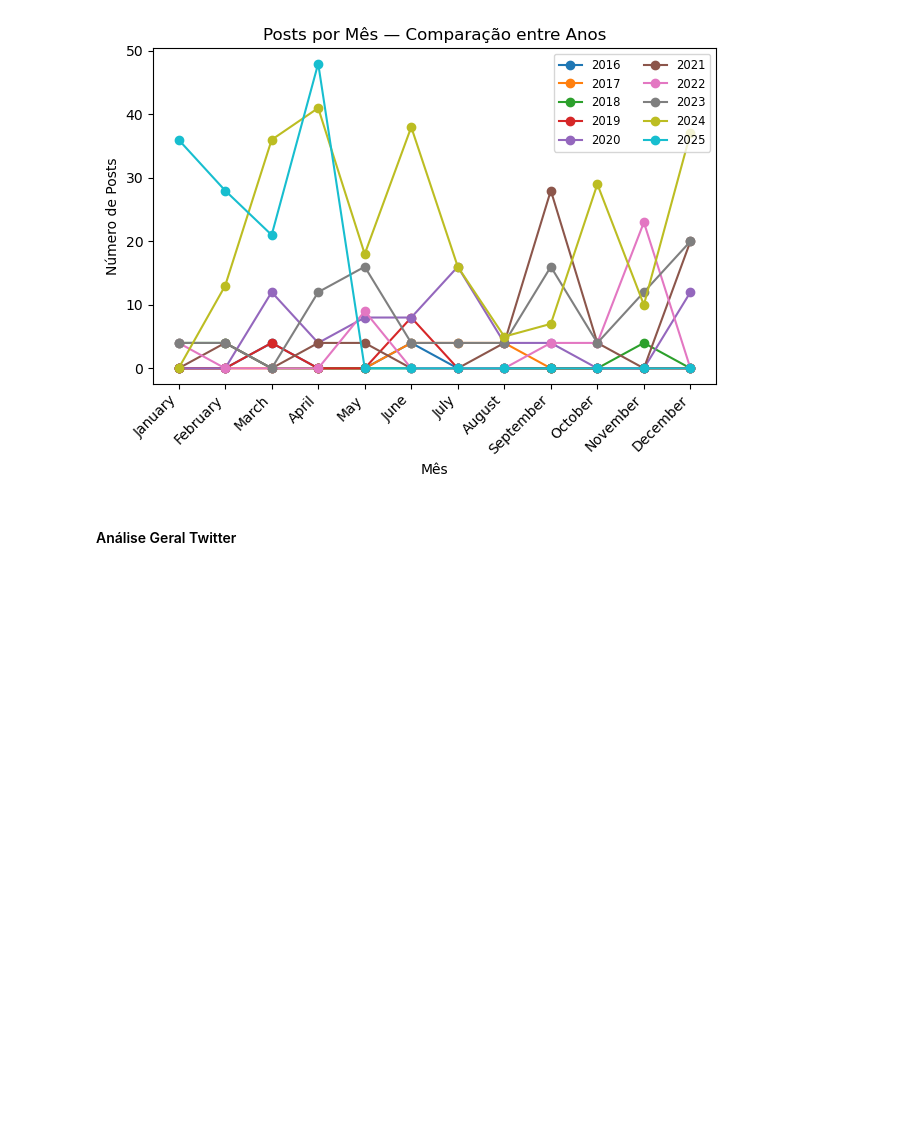
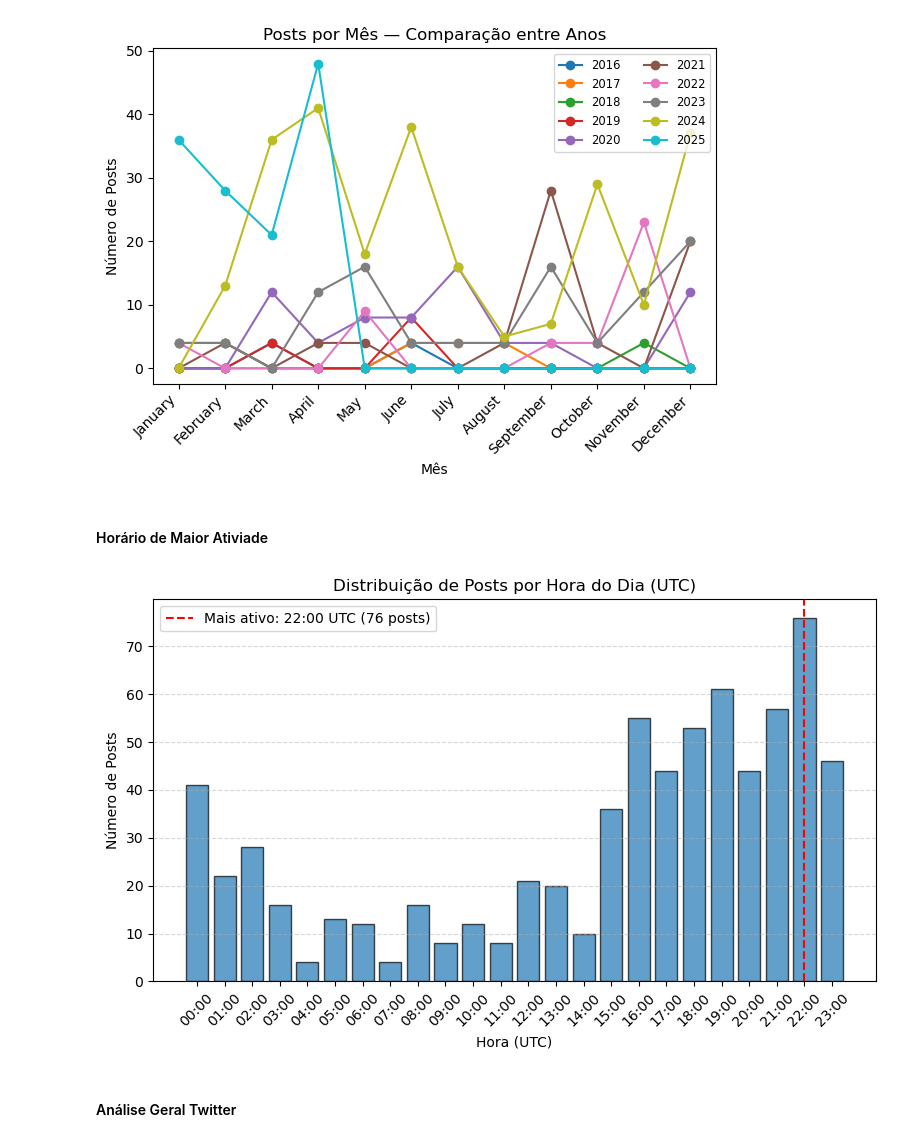
Before and after one commit to LMolinaro01/FURIA_KnowYourFan, a Jupyter notebook: Análise_Geral.ipynb, the cells around one changed output. Saved outputs shown, nothing was run; the diff lists cells and outputs as text; code cells hidden in the pictures; blank space fills up the shorter version.

Commit message:
Horários de Maior Atividade (Reddit)

```diff
--- a/Análise_Geral.ipynb
+++ b/Análise_Geral.ipynb
@@ -1205,6 +1205,54 @@ plt.show()
 [figure]
 [figure]
 [figure]
+# %% [markdown]
+#### Horário de Maior Ativiade
+# %%
+import json
+import os
+import pandas as pd
+import matplotlib.pyplot as plt
+import calendar
+
+# ====== 1. Caminho para o JSON Reddit ======
+DATA_DIR = 'form_data'
+REDDIT_JSON = os.path.join(DATA_DIR, 'posts_furia_reddit.json')
+
+# ====== 2. Carrega dados ======
+with open(REDDIT_JSON, 'r', encoding='utf-8') as f:
+    posts = json.load(f)
+
+df = pd.DataFrame(posts)
+
+# ====== 3. Converte timestamp e extrai hora UTC ======
+# supondo campo 'data_criacao' em epoch seconds
+if df['data_criacao'].dtype != 'datetime64[ns, UTC]':
+    df['data_criacao'] = pd.to_datetime(df['data_criacao'], unit='s', utc=True)
+df['hour_utc'] = df['data_criacao'].dt.hour
+
+# ====== 4. Conta posts por hora ======
+hourly_counts = df['hour_utc'].value_counts().sort_index()
+
+# ====== 5. Identifica hora de maior atividade ======
+most_active_hour = hourly_counts.idxmax()
+most_active_count = hourly_counts.max()
+
+# ====== 6. Plot de distribuição horária ======
+plt.figure(figsize=(8,5))
+plt.bar(hourly_counts.index, hourly_counts.values, edgecolor='black', alpha=0.7)
+plt.axvline(most_active_hour, color='red', linestyle='--',
+            label=f'Mais ativo: {most_active_hour:02d}:00 UTC ({most_active_count} posts)')
+
+plt.title('Distribuição de Posts por Hora do Dia (UTC)')
+plt.xlabel('Hora (UTC)')
+plt.ylabel('Número de Posts')
+plt.xticks(ticks=range(0,24), labels=[f"{h:02d}:00" for h in range(24)], rotation=45)
+plt.legend()
+plt.grid(axis='y', linestyle='--', alpha=0.5)
+plt.tight_layout()
+plt.show()
+# %% [output]
+[figure, added]
 # %% [markdown]
 #### Análise Geral Twitter
 # %% [markdown]
```
